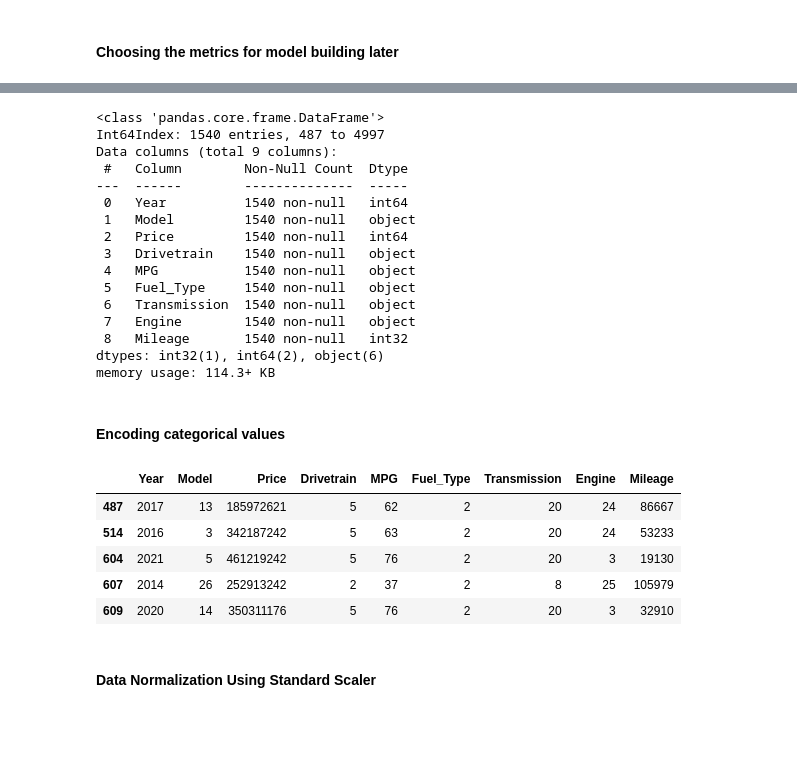
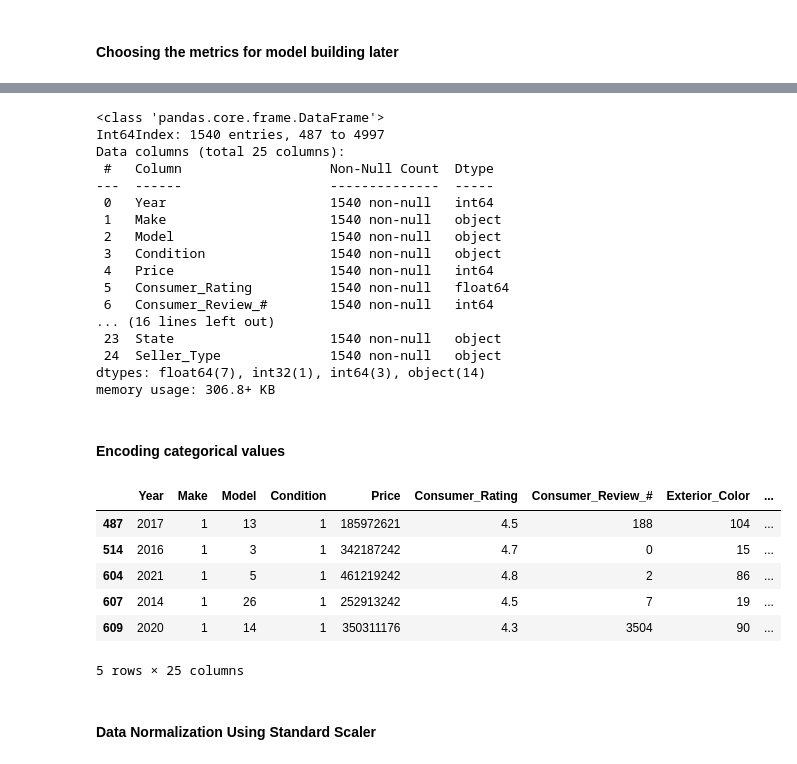
Before and after one commit to daff00/Honda-UsedCarPrice-Prediction, a Jupyter notebook: Project DATMOD.ipynb, the cells around one changed output, grey strips where cells are left out. Saved outputs shown, nothing was run; the diff lists cells and outputs as text; code cells hidden in the pictures; blank space fills up the shorter version.

```diff
--- a/Project DATMOD.ipynb
+++ b/Project DATMOD.ipynb
@@ -338,45 +338,53 @@ dtypes: float64(7), int32(1), int64(3), object(14)
 memory usage: 306.8+ KB
 # %%
 # Selecting column
-used = used[['Year', 'Model', 'Price', 'Drivetrain', 'MPG', 'Fuel_Type', 'Transmission', 'Engine', 'Mileage']]
+used = used[['Year', 'Make', 'Model', 'Condition', 'Price', 'Consumer_Rating',
+       'Consumer_Review_#', 'Exterior_Color', 'Interior_Color', 'Drivetrain',
+       'MPG', 'Fuel_Type', 'Transmission', 'Engine', 'VIN', 'Stock_#',
+       'Mileage', 'Comfort_Rating', 'Interior_Design_Rating',
+       'Performance_Rating', 'Value_For_Money_Rating',
+       'Exterior_Styling_Rating', 'Reliability_Rating', 'State',
+       'Seller_Type']]
 used.info()
 # %% [output]
 <class 'pandas.core.frame.DataFrame'>
 Int64Index: 1540 entries, 487 to 4997
-Data columns (total 9 columns):
- #   Column        Non-Null Count  Dtype
----  ------        --------------  -----
- 0   Year          1540 non-null   int64
- 1   Model         1540 non-null   object
- 2   Price         1540 non-null   int64
- 3   Drivetrain    1540 non-null   object
- 4   MPG           1540 non-null   object
- 5   Fuel_Type     1540 non-null   object
- 6   Transmission  1540 non-null   object
- 7   Engine        1540 non-null   object
- 8   Mileage       1540 non-null   int32
-dtypes: int32(1), int64(2), object(6)
-memory usage: 114.3+ KB
+Data columns (total 25 columns):
+ #   Column                   Non-Null Count  Dtype
+---  ------                   --------------  -----
+ 0   Year                     1540 non-null   int64
+ 1   Make                     1540 non-null   object
+ 2   Model                    1540 non-null   object
+ 3   Condition                1540 non-null   object
+ 4   Price                    1540 non-null   int64
+ 5   Consumer_Rating          1540 non-null   float64
+ 6   Consumer_Review_#        1540 non-null   int64
+... (16 lines left out)
+ 23  State                    1540 non-null   object
+ 24  Seller_Type              1540 non-null   object
+dtypes: float64(7), int32(1), int64(3), object(14)
+memory usage: 306.8+ KB
 # %% [markdown]
 #### Encoding categorical values
 # %%
 # Initialize LabelEncoder
 le = LabelEncoder()
 
 # Select column wiht categorical values
-cols = ['Model', 'Drivetrain', 'MPG', 'Fuel_Type', 'Transmission', 'Engine']
+cols = ['Model', 'Make', 'Condition', 'Seller_Type', 'Drivetrain', 'MPG', 'Fuel_Type', 'Transmission', 'Engine', 'State', 'VIN', 'Stock_#', 'Interior_Color', 'Exterior_Color']
 for i in cols:
     used[i] = le.fit_transform(used[i]) + 1
 
 # Check the data
 used.head()
 # %% [output]
-|  | Year | Model | Price | Drivetrain | MPG | Fuel_Type | Transmission | Engine | Mileage |
-| 487 | 2017 | 13 | 185972621 | 5 | 62 | 2 | 20 | 24 | 86667 |
-| 514 | 2016 | 3 | 342187242 | 5 | 63 | 2 | 20 | 24 | 53233 |
-| 604 | 2021 | 5 | 461219242 | 5 | 76 | 2 | 20 | 3 | 19130 |
-| 607 | 2014 | 26 | 252913242 | 2 | 37 | 2 | 8 | 25 | 105979 |
-| 609 | 2020 | 14 | 350311176 | 5 | 76 | 2 | 20 | 3 | 32910 |
+|  | Year | Make | Model | Condition | Price | Consumer_Rating | Consumer_Review_# | Exterior_Color | ... |
+| 487 | 2017 | 1 | 13 | 1 | 185972621 | 4.5 | 188 | 104 | ... |
+| 514 | 2016 | 1 | 3 | 1 | 342187242 | 4.7 | 0 | 15 | ... |
+| 604 | 2021 | 1 | 5 | 1 | 461219242 | 4.8 | 2 | 86 | ... |
+| 607 | 2014 | 1 | 26 | 1 | 252913242 | 4.5 | 7 | 19 | ... |
+| 609 | 2020 | 1 | 14 | 1 | 350311176 | 4.3 | 3504 | 90 | ... |
+5 rows × 25 columns
 # %% [markdown]
 #### Data Normalization Using Standard Scaler
 # %%
```
Also changed, not shown: parts of 17 cells of this notebook.
